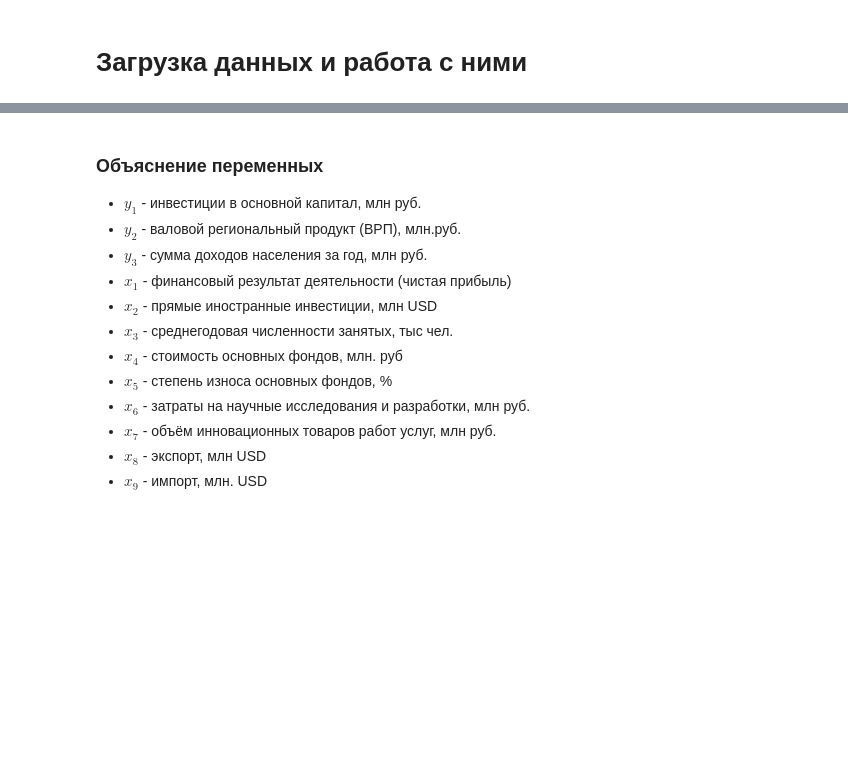
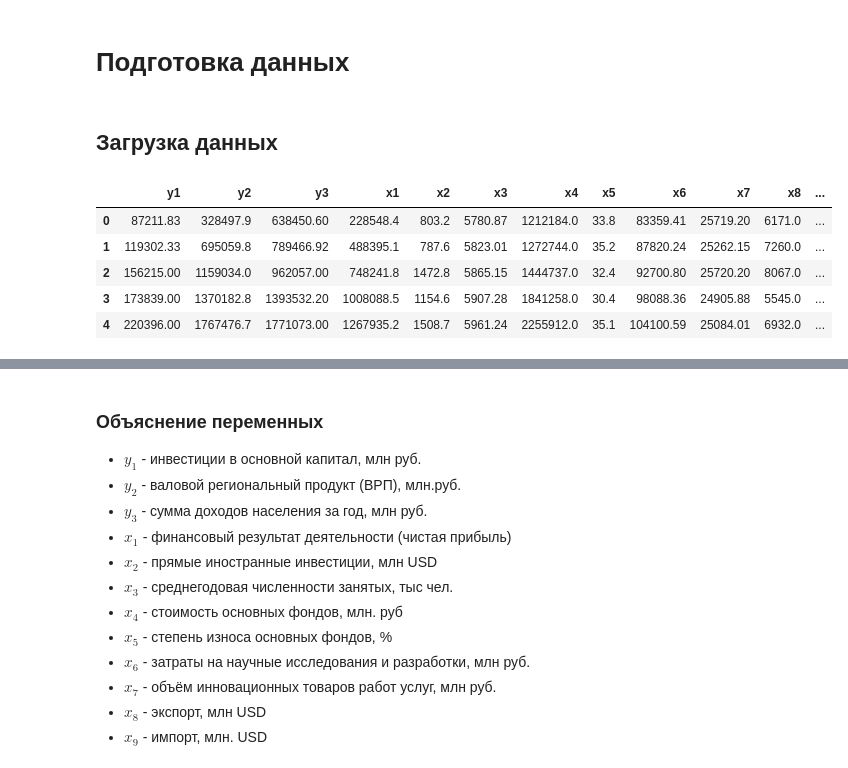
Before and after one commit to CosmDandy/-_4_-, a Jupyter notebook: analysis.ipynb, the cells around one changed output, grey strips where cells are left out. Saved outputs shown, nothing was run; the diff lists cells and outputs as text; code cells hidden in the pictures; blank space fills up the shorter version.

```diff
--- a/analysis.ipynb
+++ b/analysis.ipynb
@@ -23,14 +29,23 @@ from sklearn.svm import SVR
 from sklearn.ensemble import RandomForestRegressor
 from sklearn.metrics import r2_score
 from sklearn.model_selection import train_test_split
+# %% [markdown]
+# Подготовка данных
 # %% [markdown]
-# Загрузка данных и работа с ними
+## Загрузка данных
 # %%
 # Загрузка данных с помощью pandas из файла csv
 data = pd.read_csv("input/DataNew.csv", delimiter=";")
 
 # Удаление столбца с годом так как он не несет полезной информации для составления модели
 data = data.drop(columns=['Год'])
 
-# Центрирование данных для избавления от мультиколлинеарности
-# data = data.apply(lambda x: x - x.mean())
+# Просмотр первых 5 строк данных
+data.head()
+# %% [output]
+|  | y1 | y2 | y3 | x1 | x2 | x3 | x4 | x5 | x6 | x7 | x8 | ... |
+| 0 | 87211.83 | 328497.9 | 638450.60 | 228548.4 | 803.2 | 5780.87 | 1212184.0 | 33.8 | 83359.41 | 25719.20 | 6171.0 | ... |
+| 1 | 119302.33 | 695059.8 | 789466.92 | 488395.1 | 787.6 | 5823.01 | 1272744.0 | 35.2 | 87820.24 | 25262.15 | 7260.0 | ... |
+| 2 | 156215.00 | 1159034.0 | 962057.00 | 748241.8 | 1472.8 | 5865.15 | 1444737.0 | 32.4 | 92700.80 | 25720.20 | 8067.0 | ... |
+| 3 | 173839.00 | 1370182.8 | 1393532.20 | 1008088.5 | 1154.6 | 5907.28 | 1841258.0 | 30.4 | 98088.36 | 24905.88 | 5545.0 | ... |
+| 4 | 220396.00 | 1767476.7 | 1771073.00 | 1267935.2 | 1508.7 | 5961.24 | 2255912.0 | 35.1 | 104100.59 | 25084.01 | 6932.0 | ... |
```
Also changed, not shown: parts of 90 cells of this notebook.
